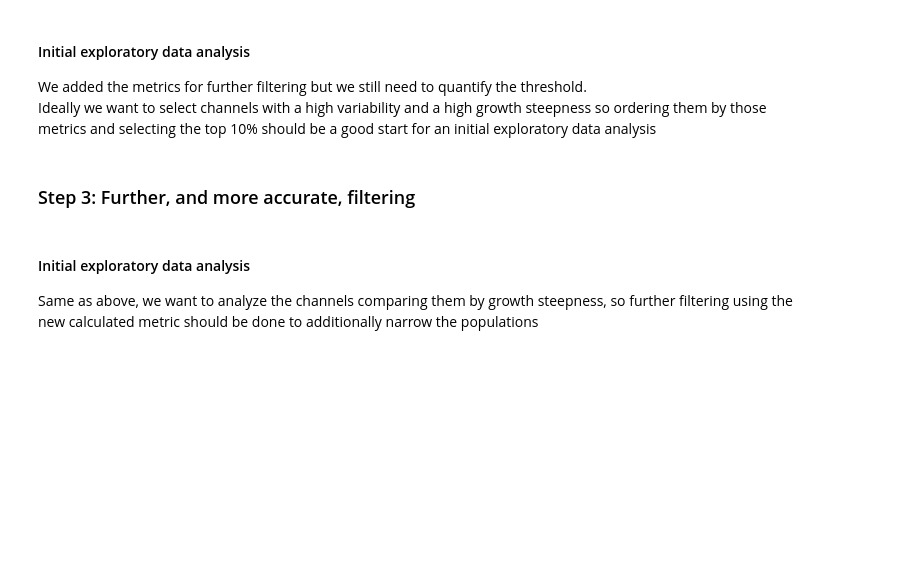
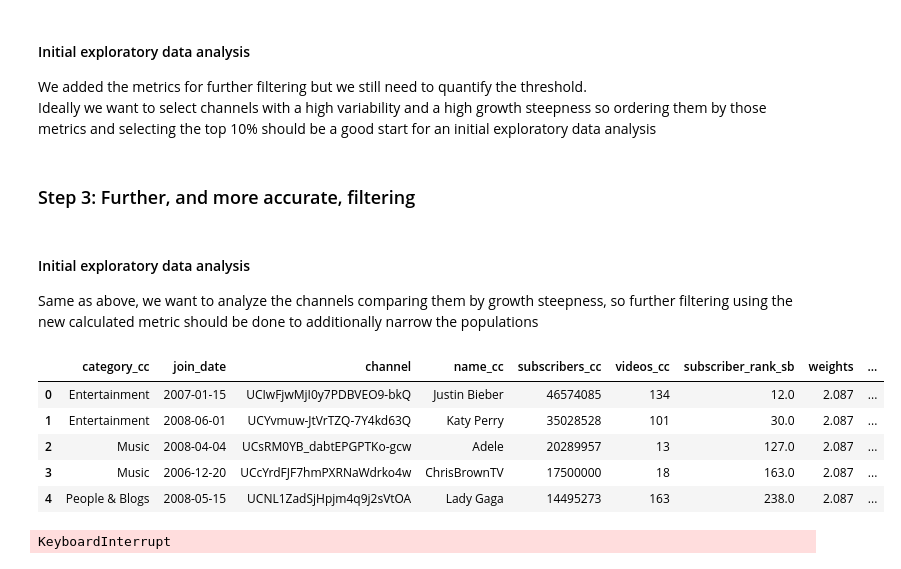
Before and after one commit to epfl-ada/ada-2022-project-adangerousteam, a Jupyter notebook: preprocessing_population_selection.ipynb, the cells around one changed output. Drawn from its saved outputs; the diff is of its cells as text; code cells hidden in the pictures; blank space fills up the shorter version.

```diff
--- a/preprocessing_population_selection.ipynb
+++ b/preprocessing_population_selection.ipynb
@@ -65,5 +79,4 @@ max_views = ts_grouped_by_channel['views'].max()
 min_views = ts_grouped_by_channel['views'].min()
 
 variability = (max_views - min_views) / max_views
-channel_df["variability"] = variability
 variability.head(2)
@@ -73,5 +91,4 @@ variability.head(2)
 begin, end = ts_grouped_by_channel['views'].first(), ts_grouped_by_channel['views'].last()
 
 growth = (end - begin) / begin
-channel_df["growth"] = growth
 growth.head(2)
@@ -151,3 +185,28 @@ lose_fame_sudden_growth = lose_fame_ts.groupby('channel').apply(growth_rate_per_
 # %% [markdown]
 #### Initial exploratory data analysis
 Same as above, we want to analyze the channels comparing them by growth steepness, so further filtering using the new calculated metric should be done to additionally narrow the populations
+# %%
+#adding the sudden growth informations in the channels dataframe
+keep_fame = keep_fame.merge(keep_fame_sudden_growth, on="channel")
+lose_fame = lose_fame.merge(lose_fame_sudden_growth, on="channel")
+lose_fame.head()
+# %% [output]
+|  | category_cc | join_date | channel | name_cc | subscribers_cc | videos_cc | subscriber_rank_sb | weights | ... |
+| 0 | Entertainment | 2007-01-15 | UCIwFjwMjI0y7PDBVEO9-bkQ | Justin Bieber | 46574085 | 134 | 12.0 | 2.087 | ... |
+| 1 | Entertainment | 2008-06-01 | UCYvmuw-JtVrTZQ-7Y4kd63Q | Katy Perry | 35028528 | 101 | 30.0 | 2.087 | ... |
+| 2 | Music | 2008-04-04 | UCsRM0YB_dabtEPGPTKo-gcw | Adele | 20289957 | 13 | 127.0 | 2.087 | ... |
+| 3 | Music | 2006-12-20 | UCcYrdFJF7hmPXRNaWdrko4w | ChrisBrownTV | 17500000 | 18 | 163.0 | 2.087 | ... |
+| 4 | People & Blogs | 2008-05-15 | UCNL1ZadSjHpjm4q9j2sVtOA | Lady Gaga | 14495273 | 163 | 238.0 | 2.087 | ... |
+# %%
+#load the video datas from json file
+
+dfs_video = []
+for df_json in pd.read_json('data/yt_metadata_en.jsonl.gz', compression="gzip", chunksize=1000000, lines=True):
+    df_json.drop(["description", "crawl_date", "dislike_count"], inplace=True, axis=1)
+    df_json["upload_date"] = pd.to_datetime(df_json["upload_date"])
+    df_json = df_json[df_json['upload_date'] >= pd.to_datetime('2015-01-01')]
+
+    dfs_video.append(df_json)
+df_final = pd.concat(dfs_video)
+# %% [output]
+KeyboardInterrupt
```
Also changed, not shown: parts of 20 cells of this notebook.
